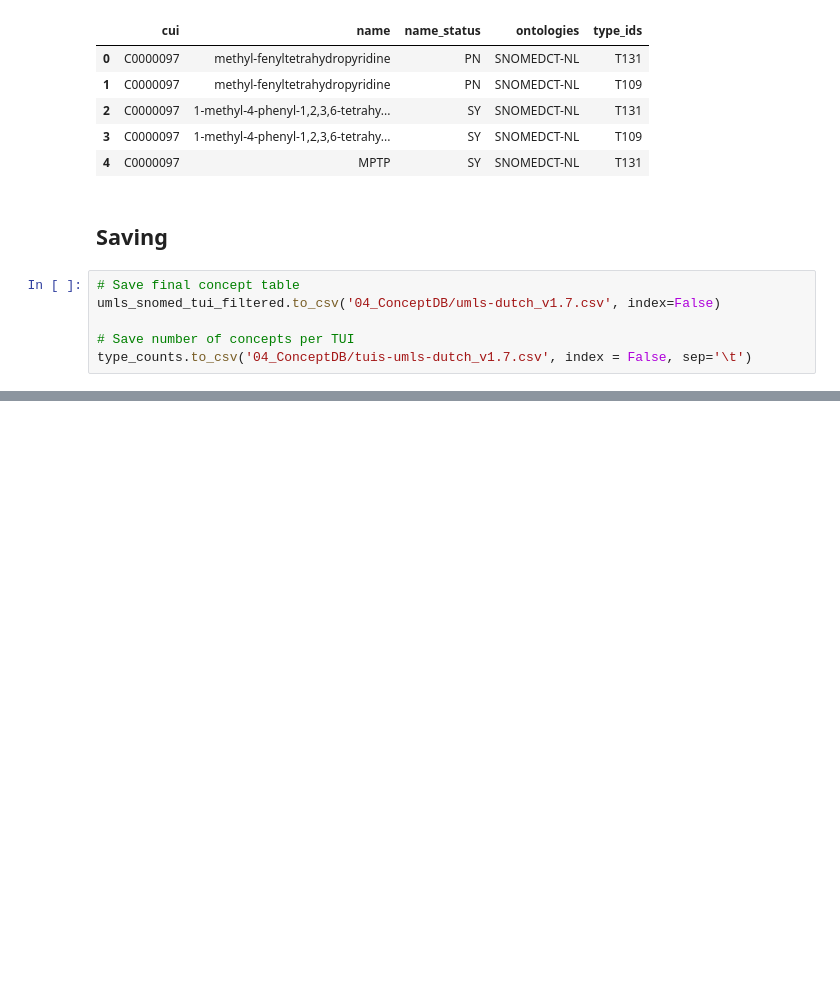
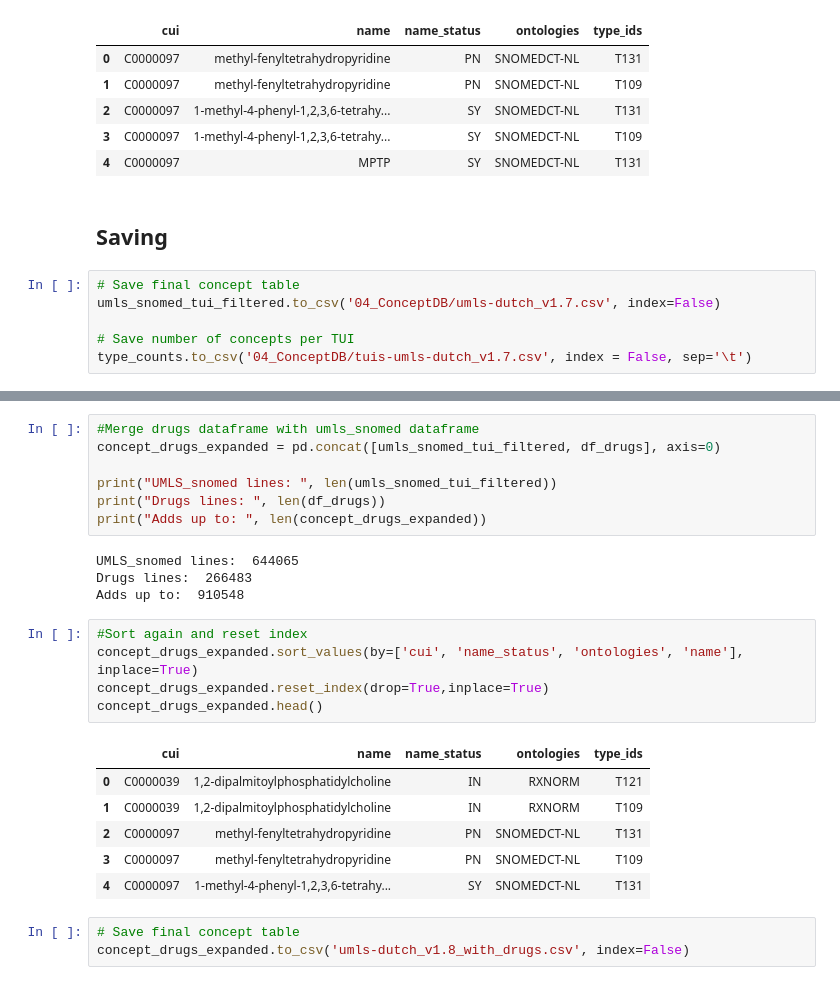
Before and after one commit to umcu/dutch-medical-concepts, a Jupyter notebook: dutch-umls_to_concept-table.ipynb, the cells around one changed output, grey strips where cells are left out. Cells and saved outputs as stored; diff of their text form; blank space fills up the shorter version.

```diff
--- a/dutch-umls_to_concept-table.ipynb
+++ b/dutch-umls_to_concept-table.ipynb
@@ -526,0 +562,26 @@ type_counts.to_csv('04_ConceptDB/tuis-umls-dutch_v1.7.csv', index = False, sep='
+# %%
+#Merge drugs dataframe with umls_snomed dataframe
+concept_drugs_expanded = pd.concat([umls_snomed_tui_filtered, df_drugs], axis=0)
+
+print("UMLS_snomed lines: ", len(umls_snomed_tui_filtered))
+print("Drugs lines: ", len(df_drugs))
+print("Adds up to: ", len(concept_drugs_expanded))
+# %% [output]
+UMLS_snomed lines:  644065
+Drugs lines:  266483
+Adds up to:  910548
+# %%
+#Sort again and reset index
+concept_drugs_expanded.sort_values(by=['cui', 'name_status', 'ontologies', 'name'], inplace=True)
+concept_drugs_expanded.reset_index(drop=True,inplace=True)
+concept_drugs_expanded.head()
+# %% [output]
+|  | cui | name | name_status | ontologies | type_ids |
+| 0 | C0000039 | 1,2-dipalmitoylphosphatidylcholine | IN | RXNORM | T121 |
+| 1 | C0000039 | 1,2-dipalmitoylphosphatidylcholine | IN | RXNORM | T109 |
+| 2 | C0000097 | methyl-fenyltetrahydropyridine | PN | SNOMEDCT-NL | T131 |
+| 3 | C0000097 | methyl-fenyltetrahydropyridine | PN | SNOMEDCT-NL | T109 |
+| 4 | C0000097 | 1-methyl-4-phenyl-1,2,3,6-tetrahy... | SY | SNOMEDCT-NL | T131 |
+# %%
+# Save final concept table
+concept_drugs_expanded.to_csv('umls-dutch_v1.8_with_drugs.csv', index=False)
```
Also changed, not shown: parts of 4 cells of this notebook.
